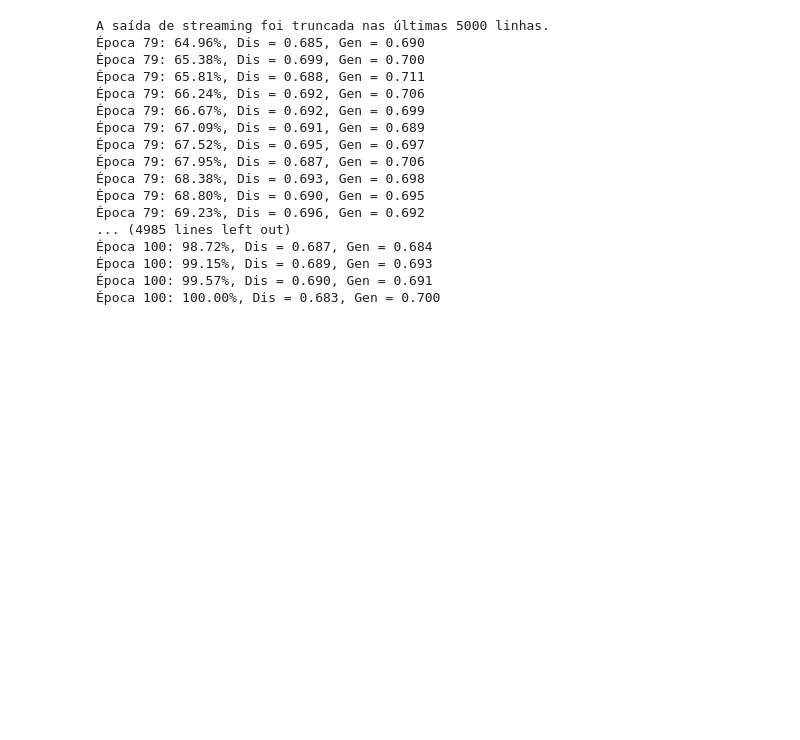
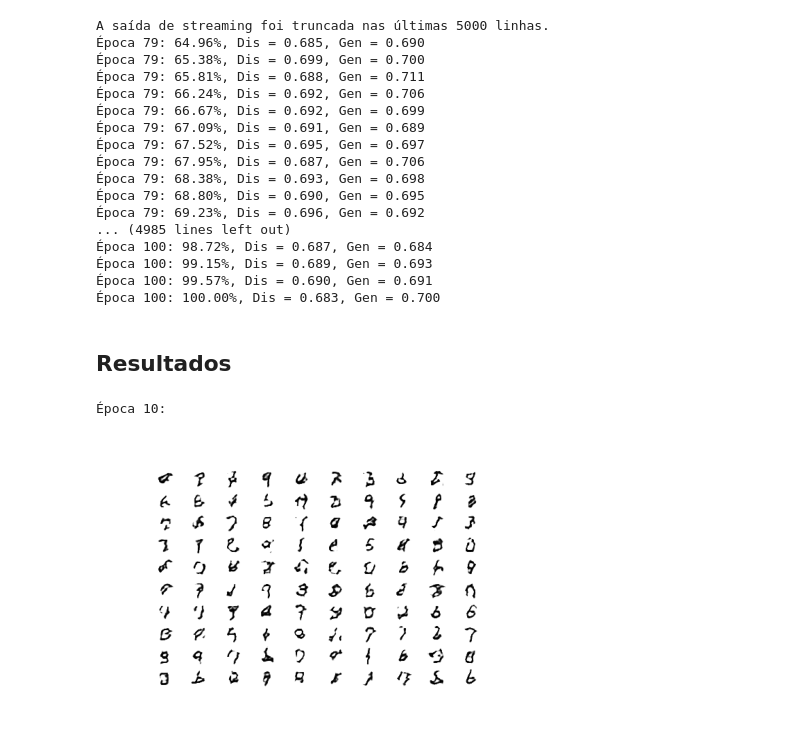
Before and after one commit to CeHaga/mnist-gan, a Jupyter notebook: Mnist_Gan.ipynb, the cells around one changed output. Saved outputs shown, nothing was run; the diff lists cells and outputs as text; code cells hidden in the pictures; blank space fills up the shorter version.

Commit message:
Added results to notebook

```diff
--- a/Mnist_Gan.ipynb
+++ b/Mnist_Gan.ipynb
@@ -350,3 +350,15 @@ A saída de streaming foi truncada nas últimas 5000 linhas.
 Época 100: 99.15%, Dis = 0.689, Gen = 0.693
 Época 100: 99.57%, Dis = 0.690, Gen = 0.691
 Época 100: 100.00%, Dis = 0.683, Gen = 0.700
+# %% [markdown]
+## Resultados
+# %%
+from IPython.display import Image
+
+images = [f'/content/drive/MyDrive/Checkpoints/MNIST_GAN/generated_plot_e%03d.png' % (i*10) for i in range(1,11)]
+# %%
+print('Época 10:\n')
+Image(images[0])
+# %% [output]
+Época 10:
+[figure, added]
```
Also changed, not shown: parts of 9 cells of this notebook.
